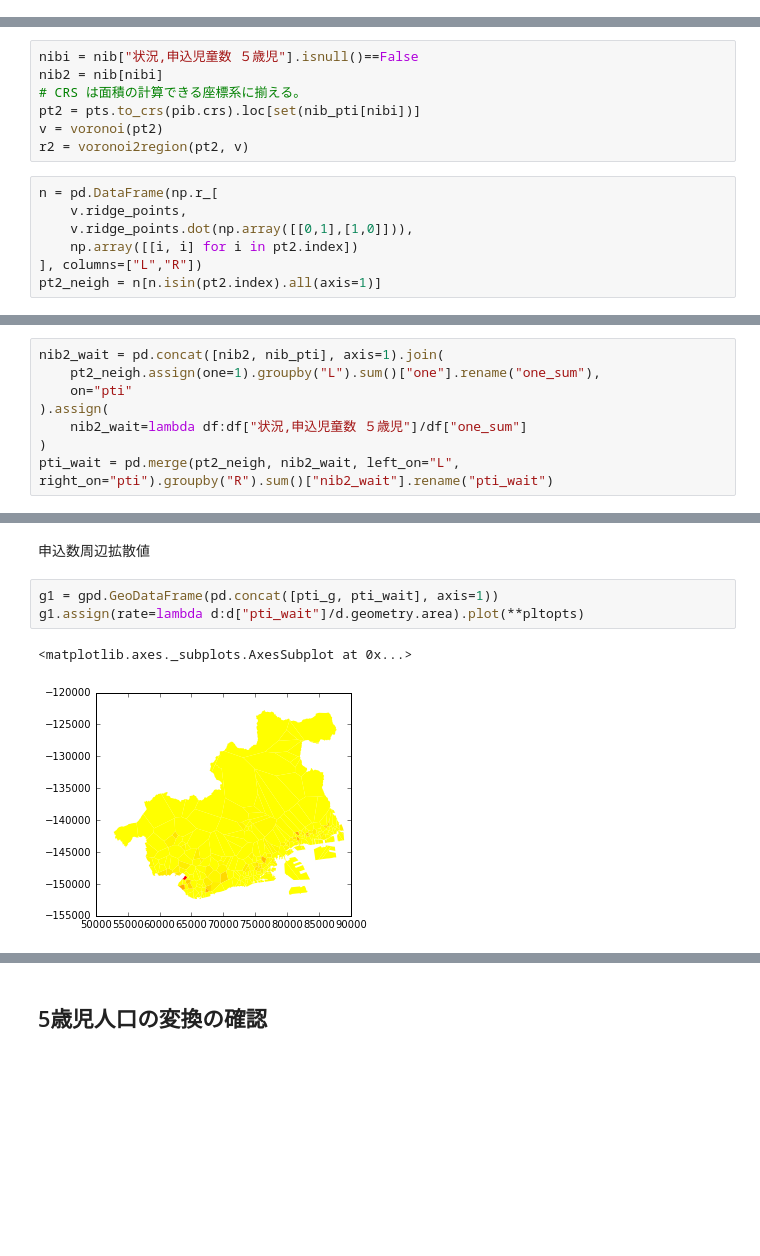
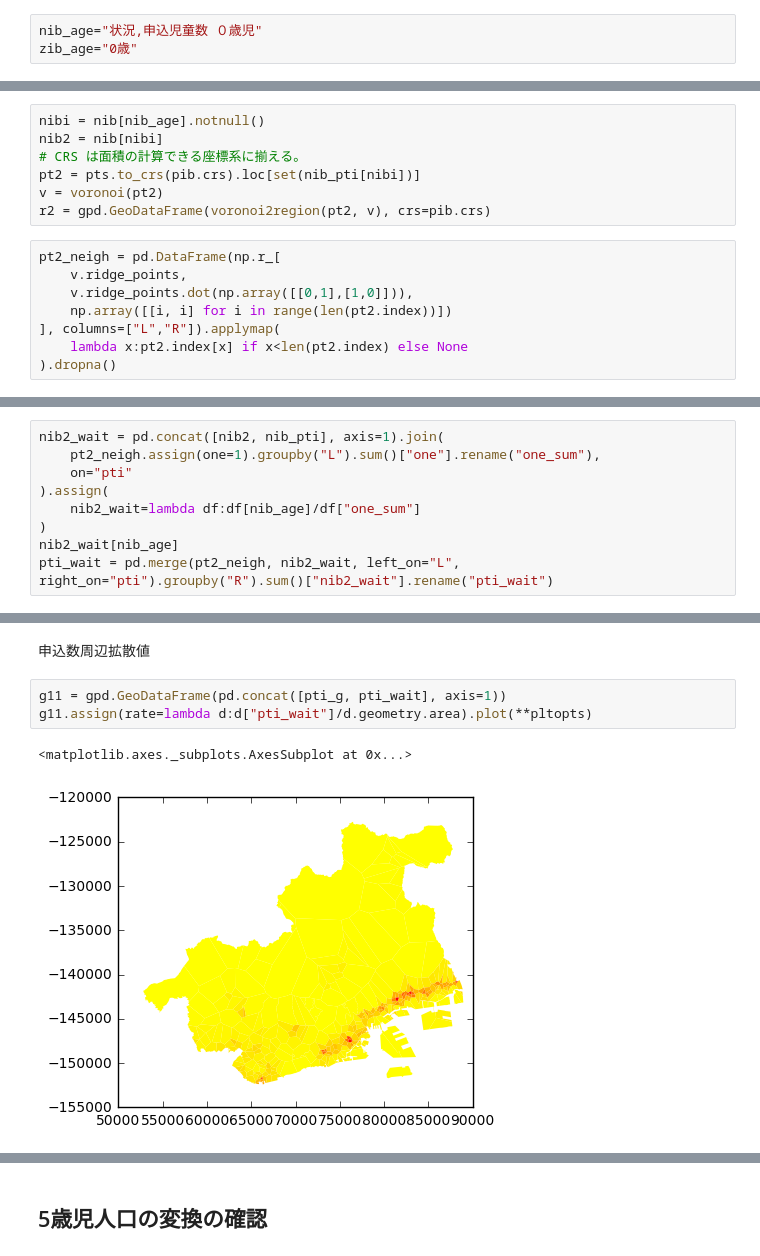
Before and after one commit to hkwi/kobe-barcelona, a Jupyter notebook: notes/2016-10-02-preschool-map.ipynb, the cells around one changed output, grey strips where cells are left out. Cells and saved outputs as stored; diff of their text form; blank space fills up the shorter version.

```diff
--- a/notes/2016-10-02-preschool-map.ipynb
+++ b/notes/2016-10-02-preschool-map.ipynb
@@ -142,4 +144,7 @@ def regions(npts, **kwargs):
 # %% [markdown]
 5歳児の人口を、そのままプロットすると次のようになります。
+# %%
+nib_age="状況,申込児童数 ０歳児"
+zib_age="0歳"
 # %%
 pib_pop = pib.join(
@@ -195,19 +200,20 @@ g.plot(column="pib_pop2", cmap="RdPu", linewidth=0)
 
 手始めに 5 歳児の申込数を地図上に表現してみる。5歳児を受け入れている設備を抜き出してボロノイ図で分割する。
 # %%
-nibi = nib["状況,申込児童数 ５歳児"].isnull()==False
+nibi = nib[nib_age].notnull()
 nib2 = nib[nibi]
 # CRS は面積の計算できる座標系に揃える。
 pt2 = pts.to_crs(pib.crs).loc[set(nib_pti[nibi])]
 v = voronoi(pt2)
-r2 = voronoi2region(pt2, v)
+r2 = gpd.GeoDataFrame(voronoi2region(pt2, v), crs=pib.crs)
 # %%
-n = pd.DataFrame(np.r_[
+pt2_neigh = pd.DataFrame(np.r_[
     v.ridge_points,
     v.ridge_points.dot(np.array([[0,1],[1,0]])),
-    np.array([[i, i] for i in pt2.index])
-], columns=["L","R"])
-pt2_neigh = n[n.isin(pt2.index).all(axis=1)]
+    np.array([[i, i] for i in range(len(pt2.index))])
+], columns=["L","R"]).applymap(
+    lambda x:pt2.index[x] if x<len(pt2.index) else None
+).dropna()
 # %% [markdown]
 施設で形成されるボロノイ区域と、人口統計の区域の積を取る。
 # %%
@@ -242,8 +271,9 @@ nib2_wait = pd.concat([nib2, nib_pti], axis=1).join(
     pt2_neigh.assign(one=1).groupby("L").sum()["one"].rename("one_sum"),
     on="pti"
 ).assign(
-    nib2_wait=lambda df:df["状況,申込児童数 ５歳児"]/df["one_sum"]
+    nib2_wait=lambda df:df[nib_age]/df["one_sum"]
 )
+nib2_wait[nib_age]
 pti_wait = pd.merge(pt2_neigh, nib2_wait, left_on="L", right_on="pti").groupby("R").sum()["nib2_wait"].rename("pti_wait")
 # %% [markdown]
 申込児童数の合計値で検算する。
@@ -279,9 +309,9 @@ g2.assign(rate=lambda d:d["状況,申込児童数 ５歳児"]/d.geometry.area).p
 # %% [markdown]
 申込数周辺拡散値
 # %%
-g1 = gpd.GeoDataFrame(pd.concat([pti_g, pti_wait], axis=1))
-g1.assign(rate=lambda d:d["pti_wait"]/d.geometry.area).plot(**pltopts)
+g11 = gpd.GeoDataFrame(pd.concat([pti_g, pti_wait], axis=1))
+g11.assign(rate=lambda d:d["pti_wait"]/d.geometry.area).plot(**pltopts)
 # %% [output]
 <matplotlib.axes._subplots.AxesSubplot at 0x...>
-[figure, old version]
+[figure, new version]
 # %%
```
Also changed, not shown: parts of 21 cells of this notebook.
